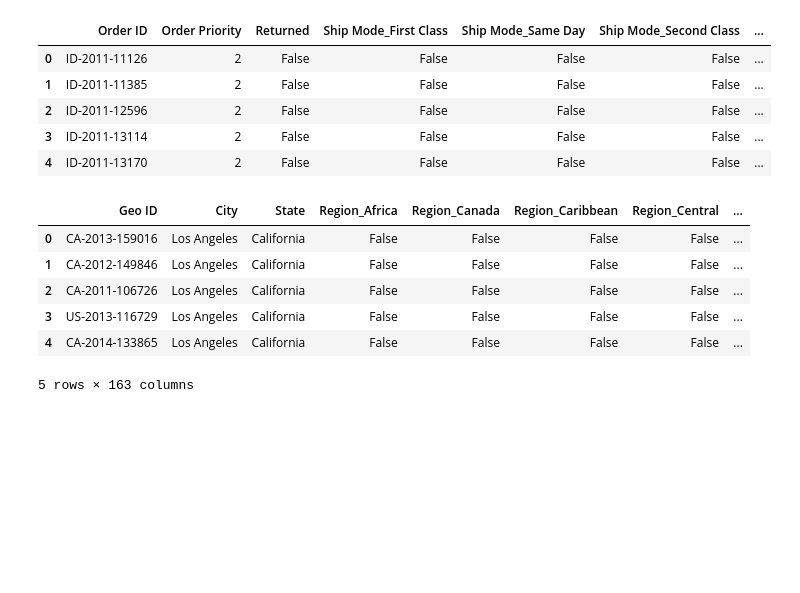
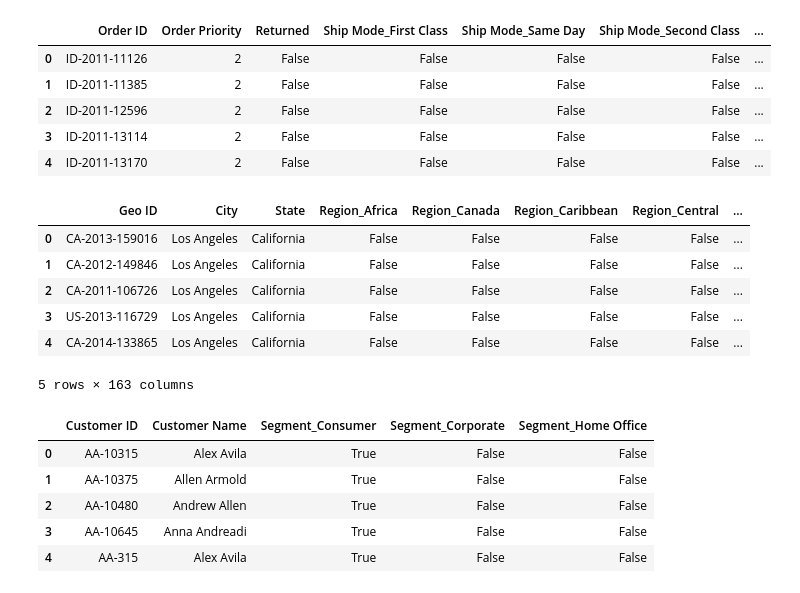
Before and after one commit to G3-Quera-Data-Analysis-Bootcamp-1402/Project-2, a Jupyter notebook: scripts/ML.ipynb, the cells around one changed output. Drawn from its saved outputs; the diff is of its cells as text; code cells hidden in the pictures; blank space fills up the shorter version.

```diff
--- a/scripts/ML.ipynb
+++ b/scripts/ML.ipynb
@@ -48,6 +48,16 @@ geo_df.head(5)
 | 3 | US-2013-116729 | Los Angeles | California | False | False | False | False | ... |
 | 4 | CA-2014-133865 | Los Angeles | California | False | False | False | False | ... |
 5 rows × 163 columns
+# %%
+customer_df = pd.read_csv("../data/cleanized/customer_dim.csv")
+customer_df.head(5)
+# %% [output]
+|  | Customer ID | Customer Name | Segment_Consumer | Segment_Corporate | Segment_Home Office |
+| 0 | AA-10315 | Alex Avila | True | False | False |
+| 1 | AA-10375 | Allen Armold | True | False | False |
+| 2 | AA-10480 | Andrew Allen | True | False | False |
+| 3 | AA-10645 | Anna Andreadi | True | False | False |
+| 4 | AA-315 | Alex Avila | True | False | False |
 # %%
 df = fact_df.set_index("Product ID", drop= False).join(product_df.set_index("Product ID", drop= False), rsuffix= "_product")\
               .set_index("Order ID", drop= False).join(order_df.set_index("Order ID", drop= False), rsuffix= "_order")\
```
Also changed, not shown: parts of 11 cells of this notebook.
